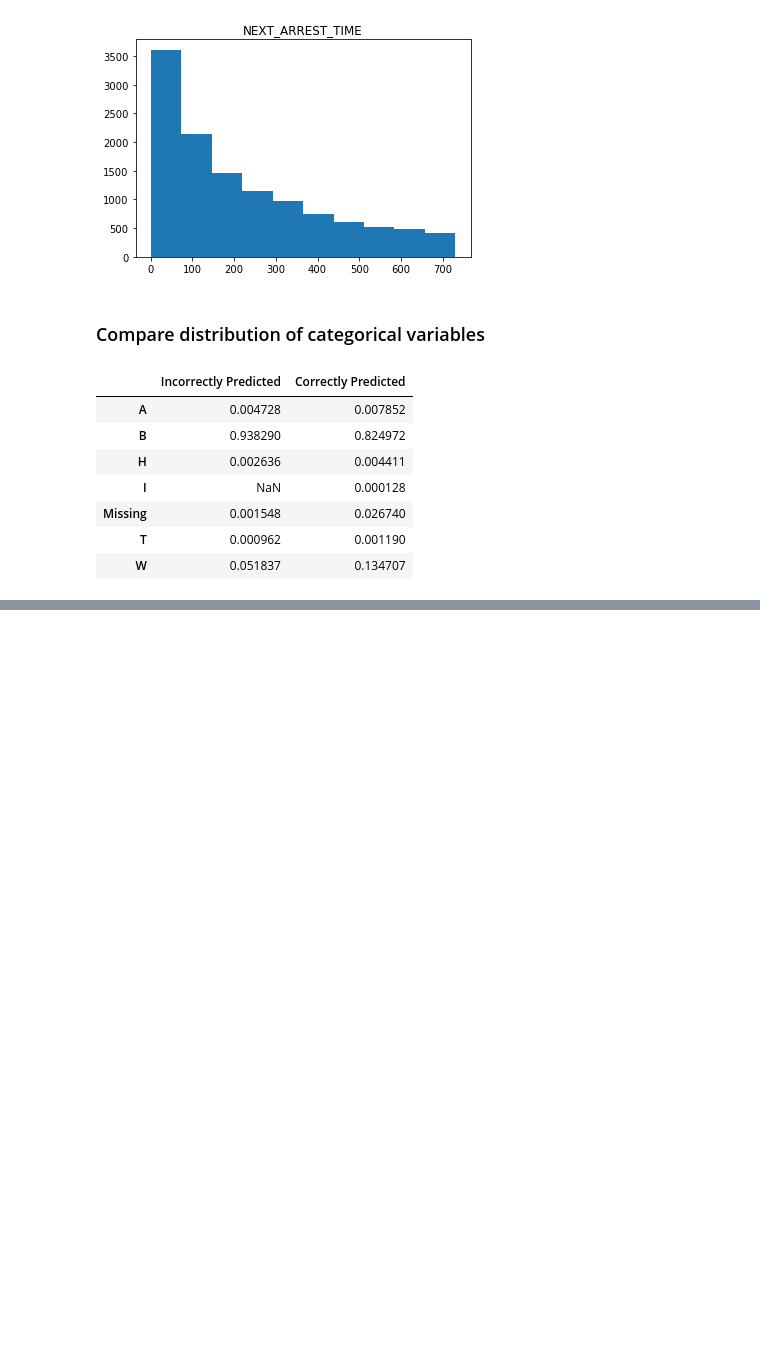
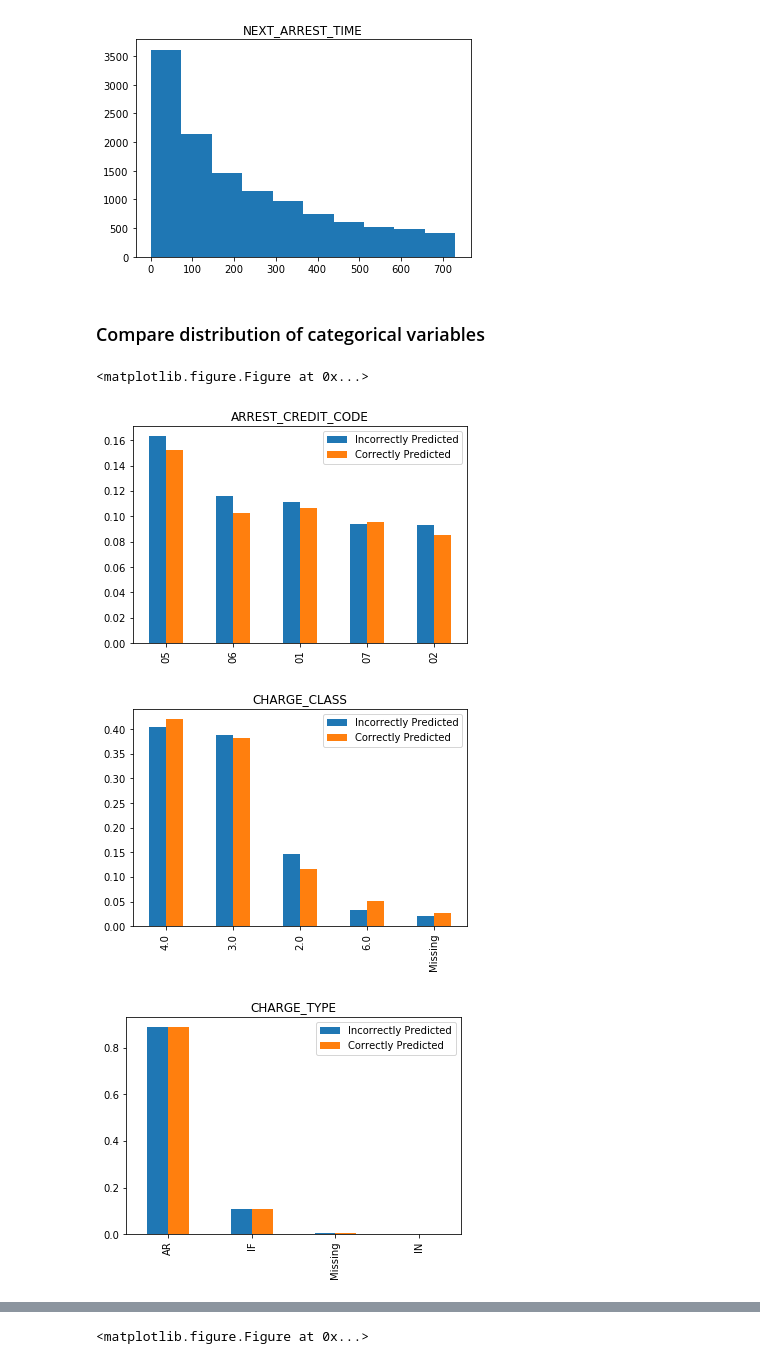
Before and after one commit to da1933/NODA, a Jupyter notebook: Modeling.ipynb, the cells around one changed output, grey strips where cells are left out. Cells and saved outputs as stored; diff of their text form; code cells hidden in the pictures; blank space fills up the shorter version.

```diff
--- a/Modeling.ipynb
+++ b/Modeling.ipynb
@@ -188,14 +246,15 @@ for var in cat_var:
 
     pct_cat_compare[var] = pd.concat([pd.DataFrame(pct_cat_wrong[var]), pd.DataFrame(pct_cat_right[var])], axis=1)
     pct_cat_compare[var].columns = ['Incorrectly Predicted', 'Correctly Predicted']
-# %%
-pct_cat_compare['RACE']
-# %% [output]
-|  | Incorrectly Predicted | Correctly Predicted |
-| A | 0.004728 | 0.007852 |
-| B | 0.938290 | 0.824972 |
-| H | 0.002636 | 0.004411 |
-| I | NaN | 0.000128 |
-| Missing | 0.001548 | 0.026740 |
-| T | 0.000962 | 0.001190 |
-| W | 0.051837 | 0.134707 |
+# %%
+plt.figure(1)
+
+for var in cat_var:
+    pct_cat_compare[var].sort_values(by='Incorrectly Predicted', ascending=False).head().plot.bar(title=var)
+
+plt.show()
+# %% [output]
+<matplotlib.figure.Figure at 0x...>
+[figure, added]
+[figure, added]
+[figure, added]
@@ -201,0 +267 @@ pct_cat_compare['RACE']
+<matplotlib.figure.Figure at 0x...>
```
Also changed, not shown: parts of 15 cells of this notebook.
